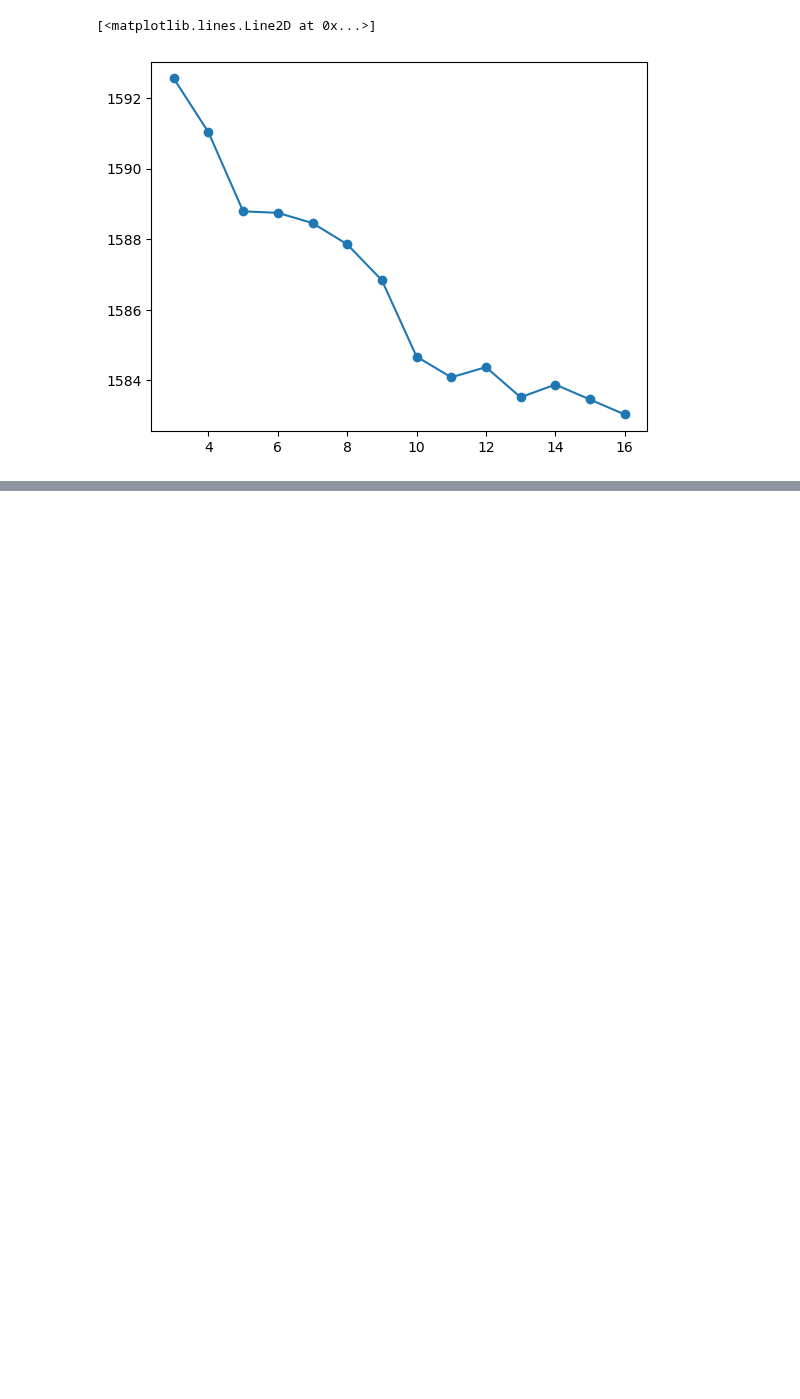
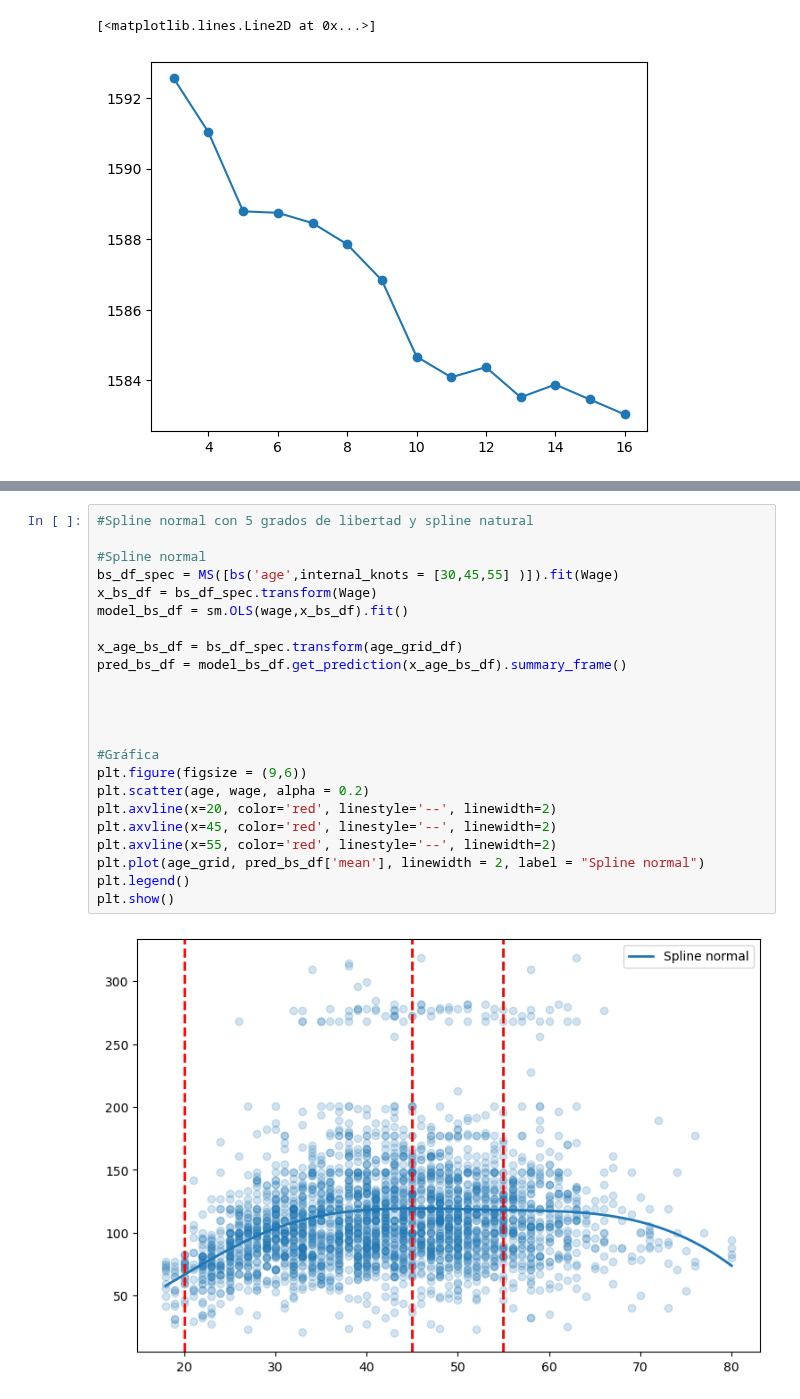
Before and after one commit to gdiek/Temas-selectos-de-aprendizaje-de-maquina-2-Diego-Trejo, a Jupyter notebook: Practica 4 Splines/Practica 4 splines.ipynb, the cells around one changed output, grey strips where cells are left out. Drawn from its saved outputs; the diff is of its cells as text; blank space fills up the shorter version.

Commit message:
Se agrego practica de splines suaves

```diff
--- a/Practica 4 Splines/Practica 4 splines.ipynb
+++ b/Practica 4 Splines/Practica 4 splines.ipynb
@@ -260,0 +276,25 @@ plt.plot(range(3,17),MSE, marker = "o")
+# %%
+#Spline normal con 5 grados de libertad y spline natural
+
+#Spline normal
+bs_df_spec = MS([bs('age',internal_knots = [30,45,55] )]).fit(Wage)
+x_bs_df = bs_df_spec.transform(Wage)
+model_bs_df = sm.OLS(wage,x_bs_df).fit()
+
+x_age_bs_df = bs_df_spec.transform(age_grid_df)
+pred_bs_df = model_bs_df.get_prediction(x_age_bs_df).summary_frame()
+
+
+
+
+#Gráfica
+plt.figure(figsize = (9,6))
+plt.scatter(age, wage, alpha = 0.2)
+plt.axvline(x=20, color='red', linestyle='--', linewidth=2)
+plt.axvline(x=45, color='red', linestyle='--', linewidth=2)
+plt.axvline(x=55, color='red', linestyle='--', linewidth=2)
+plt.plot(age_grid, pred_bs_df['mean'], linewidth = 2, label = "Spline normal")
+plt.legend()
+plt.show()
+# %% [output]
+[figure, added]
```
Also changed, not shown: parts of 8 cells of this notebook, 1 other file.
